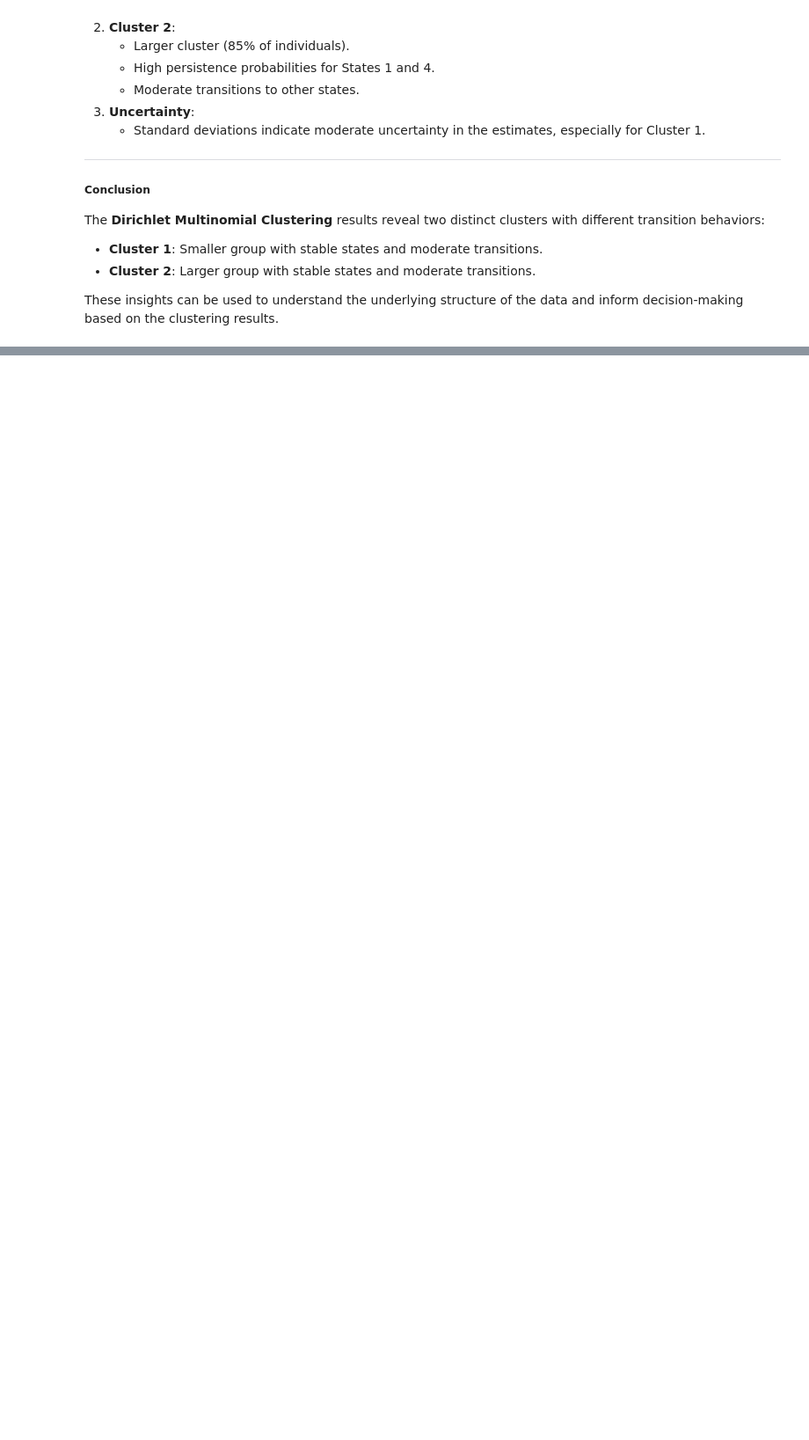
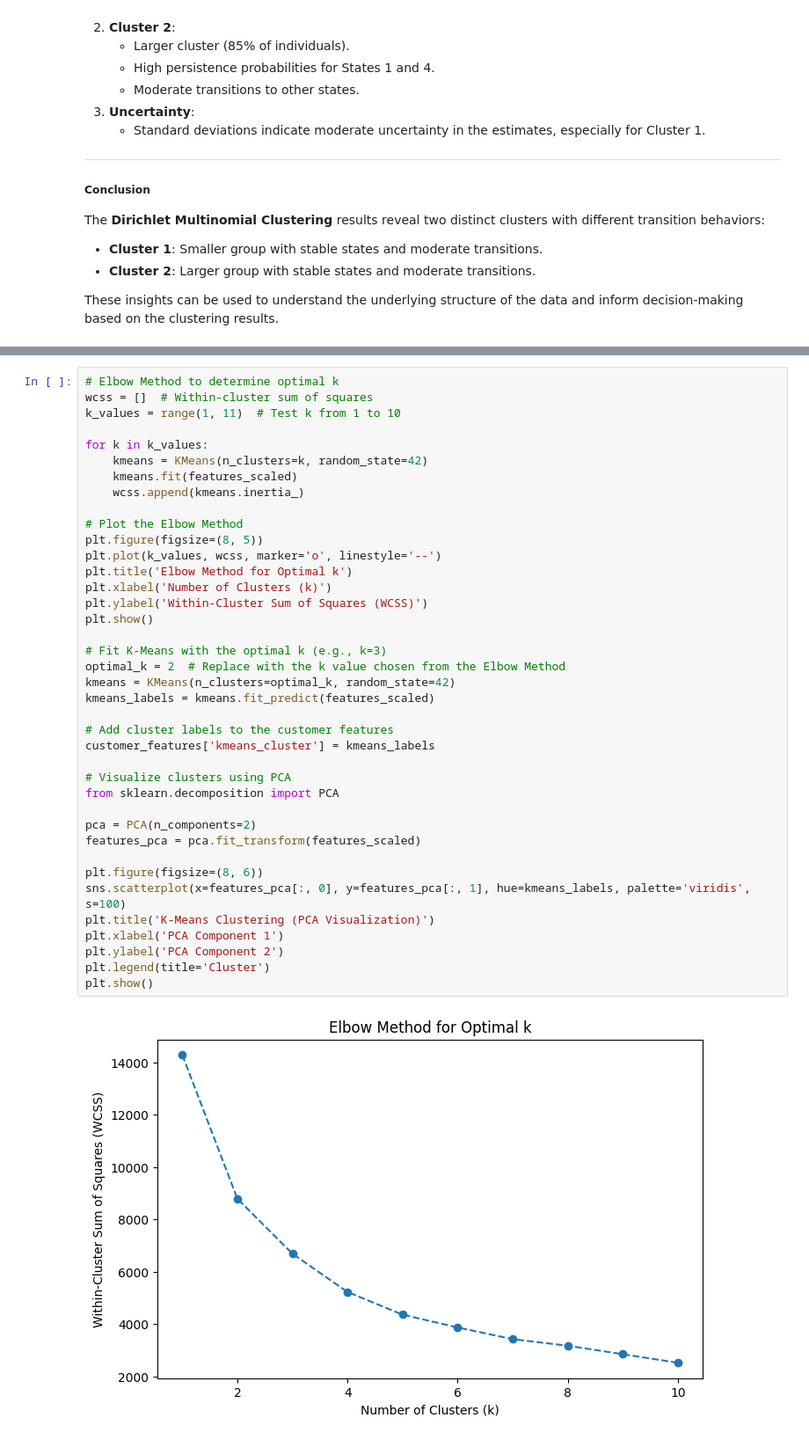
Before and after one commit to RAMA012001/Customer-segmentation-with-bayesian-clustering, a Jupyter notebook: main_notebook.ipynb, the cells around one changed output, grey strips where cells are left out. Shown at 88% size. Cells and saved outputs as stored; diff of their text form; blank space fills up the shorter version.

```diff
--- a/main_notebook.ipynb
+++ b/main_notebook.ipynb
@@ -1064,0 +1119,41 @@ These insights can be used to understand the underlying structure of the data an
+# %%
+# Elbow Method to determine optimal k
+wcss = []  # Within-cluster sum of squares
+k_values = range(1, 11)  # Test k from 1 to 10
+
+for k in k_values:
+    kmeans = KMeans(n_clusters=k, random_state=42)
+    kmeans.fit(features_scaled)
+    wcss.append(kmeans.inertia_)
+
+# Plot the Elbow Method
+plt.figure(figsize=(8, 5))
+plt.plot(k_values, wcss, marker='o', linestyle='--')
+plt.title('Elbow Method for Optimal k')
+plt.xlabel('Number of Clusters (k)')
+plt.ylabel('Within-Cluster Sum of Squares (WCSS)')
+plt.show()
+
+# Fit K-Means with the optimal k (e.g., k=3)
+optimal_k = 2  # Replace with the k value chosen from the Elbow Method
+kmeans = KMeans(n_clusters=optimal_k, random_state=42)
+kmeans_labels = kmeans.fit_predict(features_scaled)
+
+# Add cluster labels to the customer features
+customer_features['kmeans_cluster'] = kmeans_labels
+
+# Visualize clusters using PCA
+from sklearn.decomposition import PCA
+
+pca = PCA(n_components=2)
+features_pca = pca.fit_transform(features_scaled)
+
+plt.figure(figsize=(8, 6))
+sns.scatterplot(x=features_pca[:, 0], y=features_pca[:, 1], hue=kmeans_labels, palette='viridis', s=100)
+plt.title('K-Means Clustering (PCA Visualization)')
+plt.xlabel('PCA Component 1')
+plt.ylabel('PCA Component 2')
+plt.legend(title='Cluster')
+plt.show()
+# %% [output]
+[figure, added]
```
Also changed, not shown: parts of 7 cells of this notebook.
